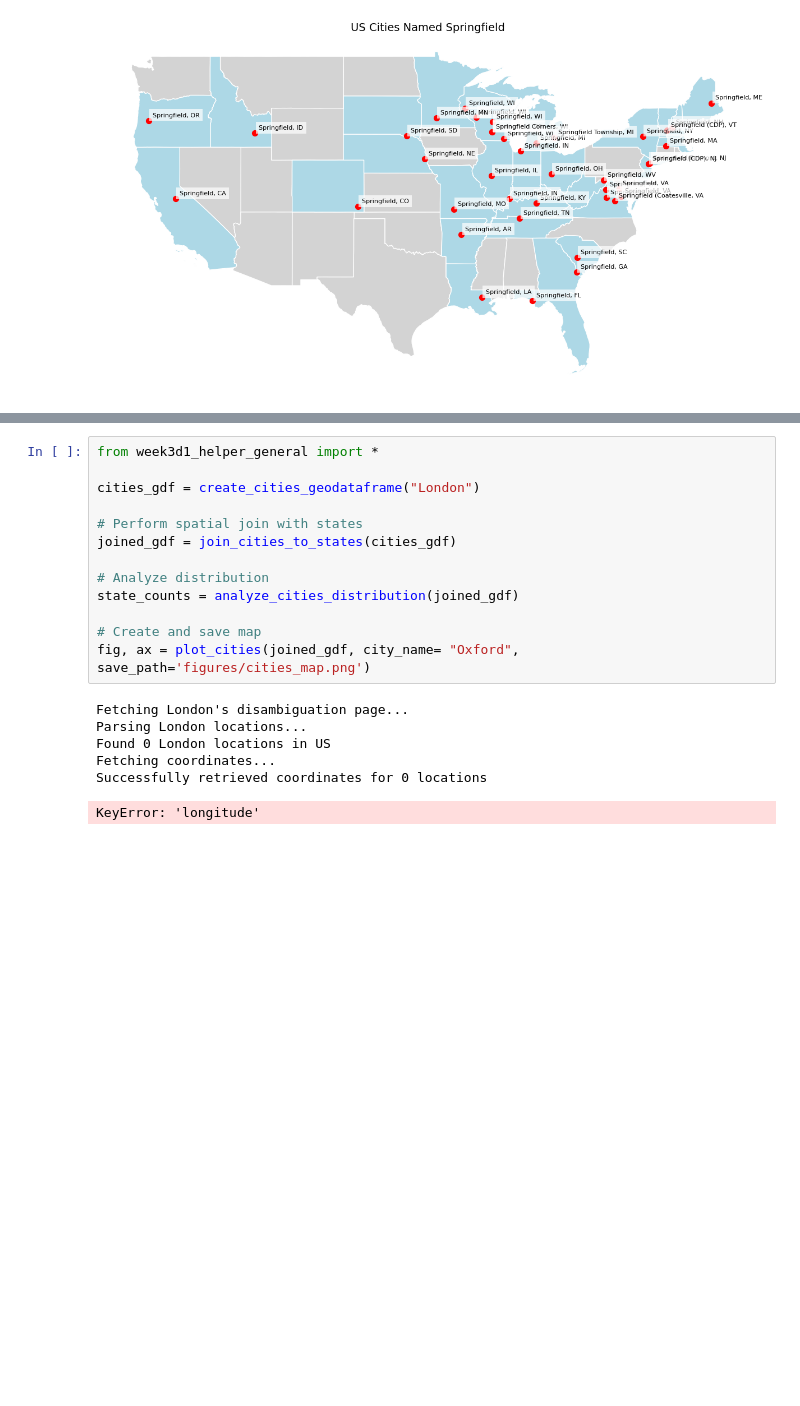
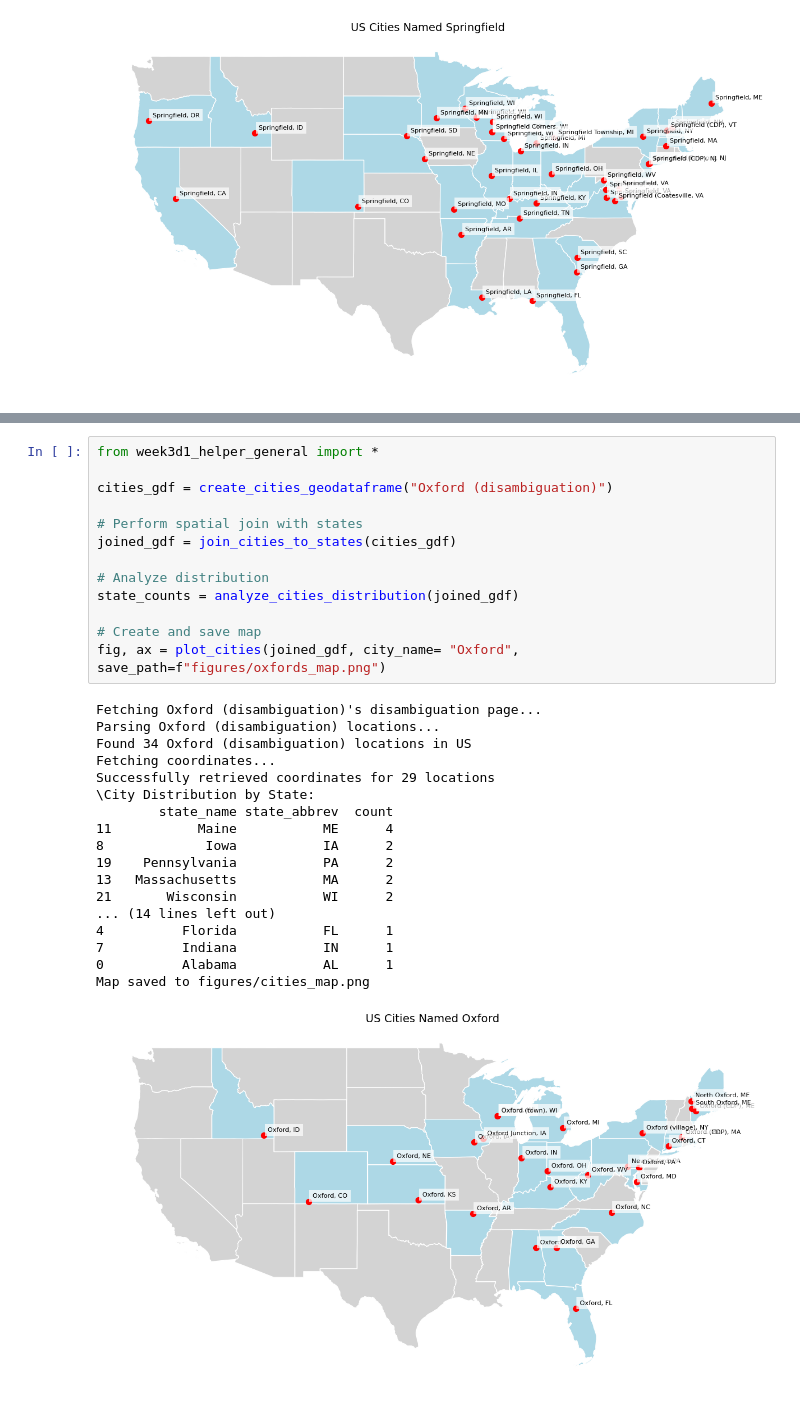
Before and after one commit to MatteoLarrode/oii-fsds-spatial-distance, a Jupyter notebook: week3d1_lab_spatial_distance.ipynb, the cells around one changed output, grey strips where cells are left out. Cells and saved outputs as stored; diff of their text form; blank space fills up the shorter version.

```diff
--- a/week3d1_lab_spatial_distance.ipynb
+++ b/week3d1_lab_spatial_distance.ipynb
@@ -77,20 +77,32 @@ The map looks very cramped. In order to make it more clear we might want to filt
 # %%
 from week3d1_helper_general import *
 
-cities_gdf = create_cities_geodataframe("London")
+cities_gdf = create_cities_geodataframe("Oxford (disambiguation)")
 
 # Perform spatial join with states
 joined_gdf = join_cities_to_states(cities_gdf)
 
 # Analyze distribution
 state_counts = analyze_cities_distribution(joined_gdf)
 
 # Create and save map
-fig, ax = plot_cities(joined_gdf, city_name= "Oxford", save_path='figures/cities_map.png')
+fig, ax = plot_cities(joined_gdf, city_name= "Oxford", save_path=f"figures/oxfords_map.png")
 # %% [output]
-Fetching London's disambiguation page...
-Parsing London locations...
-Found 0 London locations in US
+Fetching Oxford (disambiguation)'s disambiguation page...
+Parsing Oxford (disambiguation) locations...
+Found 34 Oxford (disambiguation) locations in US
 Fetching coordinates...
-Successfully retrieved coordinates for 0 locations
+Successfully retrieved coordinates for 29 locations
+\City Distribution by State:
+        state_name state_abbrev  count
+11           Maine           ME      4
+8             Iowa           IA      2
+19    Pennsylvania           PA      2
+13   Massachusetts           MA      2
+21       Wisconsin           WI      2
+... (14 lines left out)
+4          Florida           FL      1
+7          Indiana           IN      1
+0          Alabama           AL      1
+Map saved to figures/cities_map.png
-KeyError: 'longitude'
+[figure, added]
```
Also changed, not shown: 2 other files.
